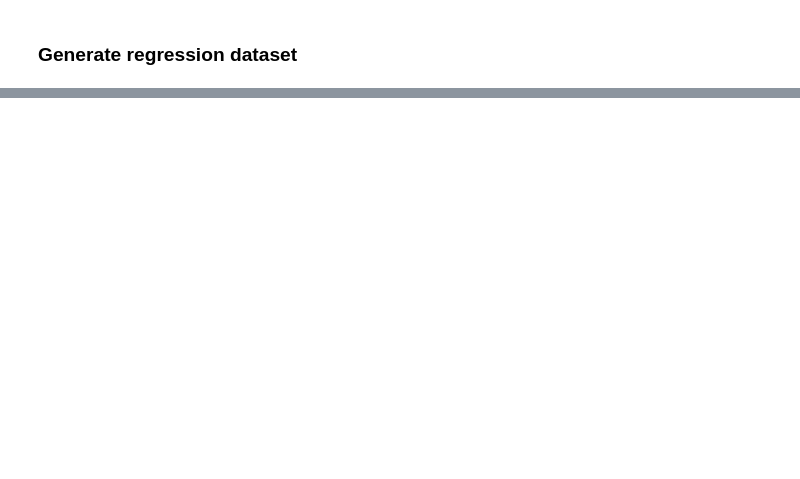
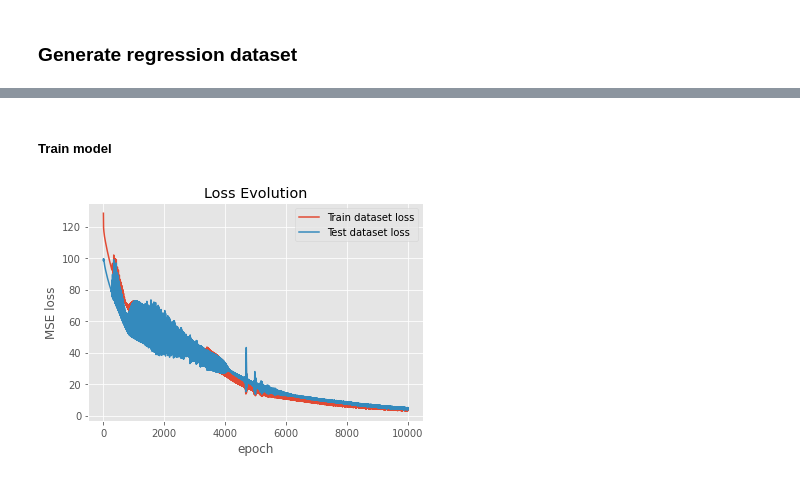
Before and after one commit to Sheev13/bnn-mean-field-vi, a Jupyter notebook: implementaysh.ipynb, the cells around one changed output, grey strips where cells are left out. Drawn from its saved outputs; the diff is of its cells as text; code cells hidden in the pictures; blank space fills up the shorter version.

```diff
--- a/implementaysh.ipynb
+++ b/implementaysh.ipynb
@@ -23,0 +53,43 @@ plt.show()
+# %%
+model = torch.nn.Sequential(
+    torch.nn.Linear(1, 100),
+    torch.nn.ELU(),
+    torch.nn.Linear(100, 100),
+    torch.nn.ELU(),
+    torch.nn.Linear(100, 100),
+    torch.nn.ELU(),
+    torch.nn.Linear(100, 100),
+    torch.nn.ELU(),
+    torch.nn.Linear(100, 1),
+)
+
+loss = torch.nn.MSELoss()
+opt = torch.optim.SGD(
+    model.parameters(),
+    lr=0.0001,  # learning rate
+    weight_decay=0.1  # l2 coefficient
+)
+# %% [markdown]
+##### Train model
+# %%
+tr_loss_evo = []
+te_loss_evo = []
+
+for _ in range(10000):  # epochs
+    y_tr_pred = model(x_tr)
+    l = loss(y_tr_pred, y_tr)
+    tr_loss_evo.append(l.item())
+    te_loss_evo.append(loss(model(x_te), y_te).item())
+    model.zero_grad()
+    l.backward()
+    opt.step()
+
+plt.plot(tr_loss_evo, label='Train dataset loss')
+plt.plot(te_loss_evo, label='Test dataset loss')
+plt.ylabel('MSE loss')
+plt.xlabel('epoch')
+plt.legend()
+plt.title('Loss Evolution')
+plt.show()
+# %% [output]
+[figure, added]
```
Also changed, not shown: parts of 9 cells of this notebook.
